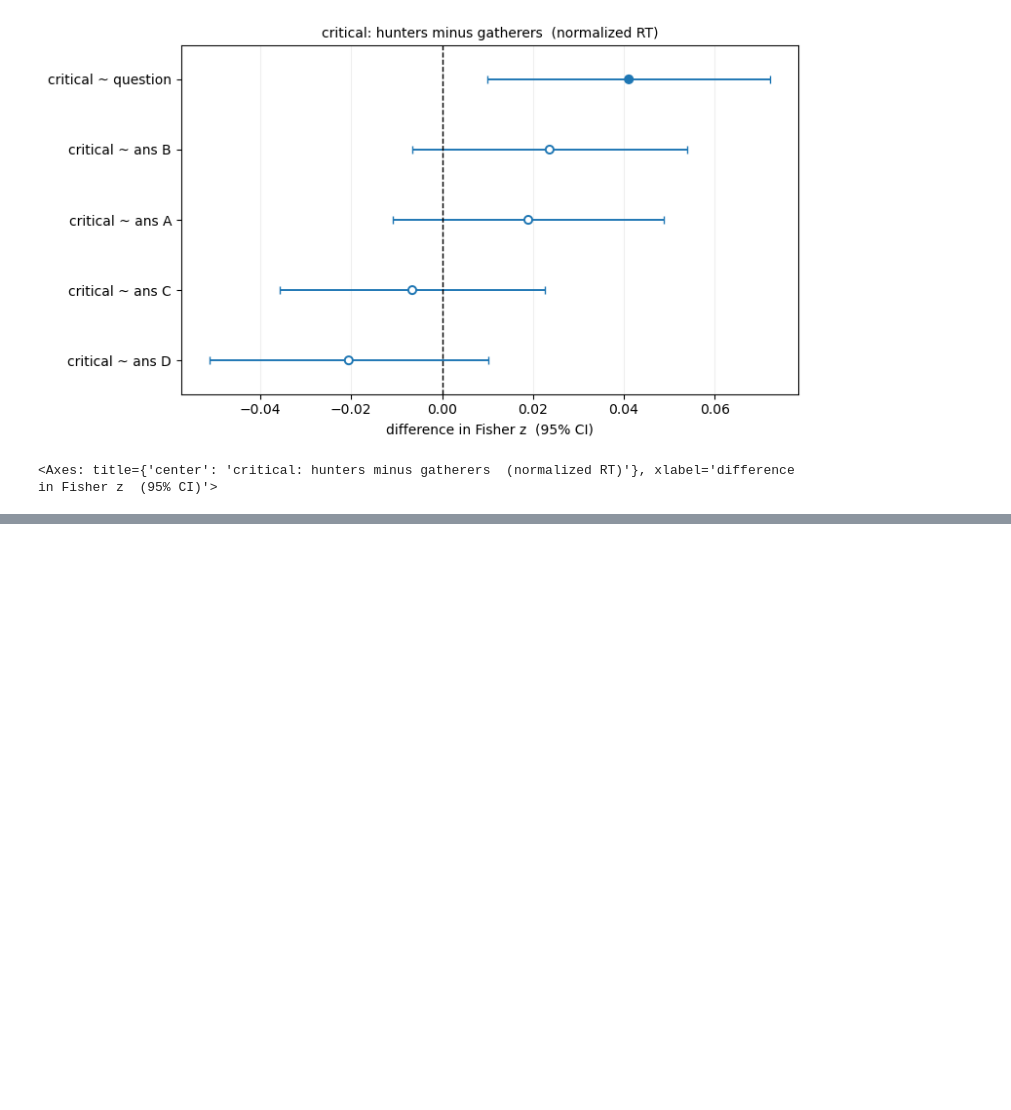
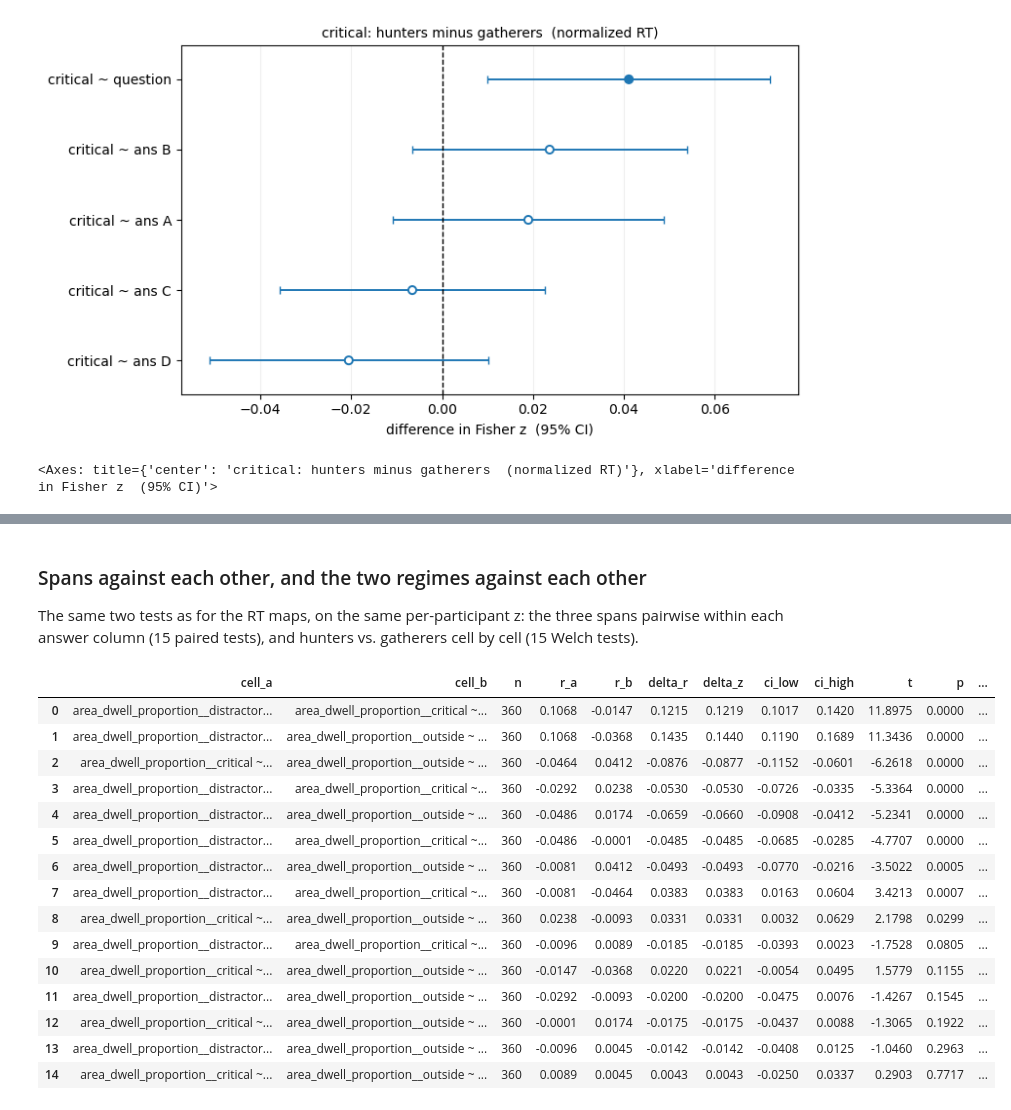
Before and after one commit to Mormorfor/QA_eyetracking, a Jupyter notebook: notebooks/text_associations.ipynb, the cells around one changed output, grey strips where cells are left out. Cells and saved outputs as stored; diff of their text form; code cells hidden in the pictures; blank space fills up the shorter version.

```diff
--- a/notebooks/text_associations.ipynb
+++ b/notebooks/text_associations.ipynb
@@ -687,0 +439,25 @@ display(rt_sweep_r2.round(3))
+# %% [markdown]
+### Spans against each other, and the two regimes against each other
+
+The same two tests as for the RT maps, on the same per-participant z: the three
+spans pairwise within each answer column (15 paired tests), and hunters vs.
+gatherers cell by cell (15 Welch tests).
+# %%
+proportion_region_contrasts(prop_stats).round(4)
+# %% [output]
+|  | cell_a | cell_b | n | r_a | r_b | delta_r | delta_z | ci_low | ci_high | t | p | ... |
+| 0 | area_dwell_proportion__distractor... | area_dwell_proportion__critical ~... | 360 | 0.1068 | -0.0147 | 0.1215 | 0.1219 | 0.1017 | 0.1420 | 11.8975 | 0.0000 | ... |
+| 1 | area_dwell_proportion__distractor... | area_dwell_proportion__outside ~ ... | 360 | 0.1068 | -0.0368 | 0.1435 | 0.1440 | 0.1190 | 0.1689 | 11.3436 | 0.0000 | ... |
+| 2 | area_dwell_proportion__critical ~... | area_dwell_proportion__outside ~ ... | 360 | -0.0464 | 0.0412 | -0.0876 | -0.0877 | -0.1152 | -0.0601 | -6.2618 | 0.0000 | ... |
+| 3 | area_dwell_proportion__distractor... | area_dwell_proportion__critical ~... | 360 | -0.0292 | 0.0238 | -0.0530 | -0.0530 | -0.0726 | -0.0335 | -5.3364 | 0.0000 | ... |
+| 4 | area_dwell_proportion__distractor... | area_dwell_proportion__outside ~ ... | 360 | -0.0486 | 0.0174 | -0.0659 | -0.0660 | -0.0908 | -0.0412 | -5.2341 | 0.0000 | ... |
+| 5 | area_dwell_proportion__distractor... | area_dwell_proportion__critical ~... | 360 | -0.0486 | -0.0001 | -0.0485 | -0.0485 | -0.0685 | -0.0285 | -4.7707 | 0.0000 | ... |
+| 6 | area_dwell_proportion__distractor... | area_dwell_proportion__outside ~ ... | 360 | -0.0081 | 0.0412 | -0.0493 | -0.0493 | -0.0770 | -0.0216 | -3.5022 | 0.0005 | ... |
+| 7 | area_dwell_proportion__distractor... | area_dwell_proportion__critical ~... | 360 | -0.0081 | -0.0464 | 0.0383 | 0.0383 | 0.0163 | 0.0604 | 3.4213 | 0.0007 | ... |
+| 8 | area_dwell_proportion__critical ~... | area_dwell_proportion__outside ~ ... | 360 | 0.0238 | -0.0093 | 0.0331 | 0.0331 | 0.0032 | 0.0629 | 2.1798 | 0.0299 | ... |
+| 9 | area_dwell_proportion__distractor... | area_dwell_proportion__critical ~... | 360 | -0.0096 | 0.0089 | -0.0185 | -0.0185 | -0.0393 | 0.0023 | -1.7528 | 0.0805 | ... |
+| 10 | area_dwell_proportion__critical ~... | area_dwell_proportion__outside ~ ... | 360 | -0.0147 | -0.0368 | 0.0220 | 0.0221 | -0.0054 | 0.0495 | 1.5779 | 0.1155 | ... |
+| 11 | area_dwell_proportion__distractor... | area_dwell_proportion__outside ~ ... | 360 | -0.0292 | -0.0093 | -0.0200 | -0.0200 | -0.0475 | 0.0076 | -1.4267 | 0.1545 | ... |
+| 12 | area_dwell_proportion__critical ~... | area_dwell_proportion__outside ~ ... | 360 | -0.0001 | 0.0174 | -0.0175 | -0.0175 | -0.0437 | 0.0088 | -1.3065 | 0.1922 | ... |
+| 13 | area_dwell_proportion__distractor... | area_dwell_proportion__outside ~ ... | 360 | -0.0096 | 0.0045 | -0.0142 | -0.0142 | -0.0408 | 0.0125 | -1.0460 | 0.2963 | ... |
+| 14 | area_dwell_proportion__critical ~... | area_dwell_proportion__outside ~ ... | 360 | 0.0089 | 0.0045 | 0.0043 | 0.0043 | -0.0250 | 0.0337 | 0.2903 | 0.7717 | ... |
```
Also changed, not shown: parts of 22 cells of this notebook, 10 other files.
